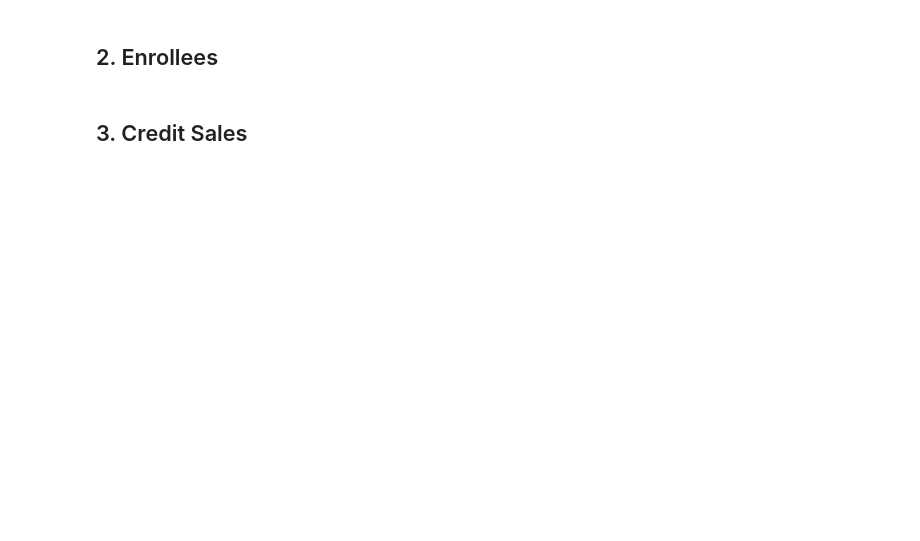
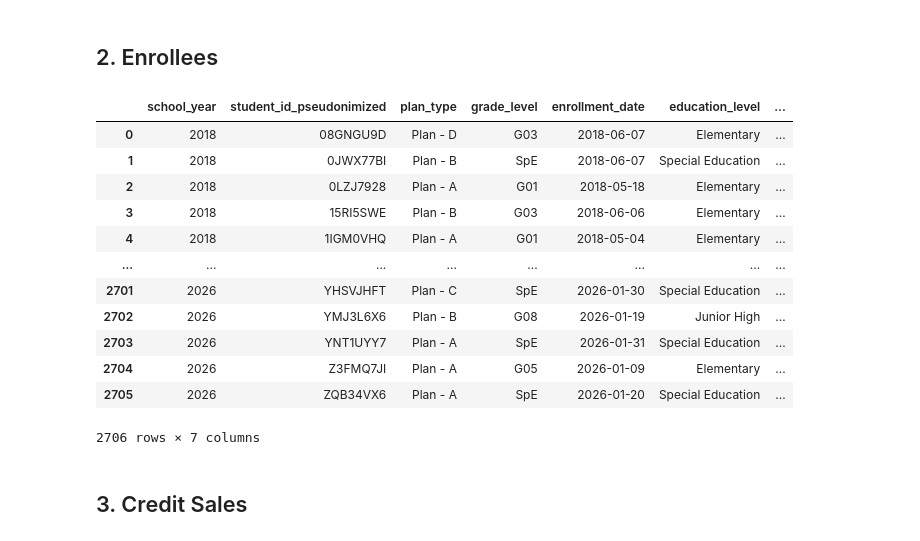
Before and after one commit to anneryeo/invoice-payment-prediction-thesis, a Jupyter notebook: Machine Learning.ipynb, the cells around one changed output. Saved outputs shown, nothing was run; the diff lists cells and outputs as text; code cells hidden in the pictures; blank space fills up the shorter version.

```diff
--- a/Machine Learning.ipynb
+++ b/Machine Learning.ipynb
@@ -62,6 +62,22 @@ df_revenues
 ## 2. Enrollees
 # %%
 df_enrollees = pd.read_excel(args.enrollees_dir)
+# %%
+df_enrollees
+# %% [output]
+|  | school_year | student_id_pseudonimized | plan_type | grade_level | enrollment_date | education_level | ... |
+| 0 | 2018 | 08GNGU9D | Plan - D | G03 | 2018-06-07 | Elementary | ... |
+| 1 | 2018 | 0JWX77BI | Plan - B | SpE | 2018-06-07 | Special Education | ... |
+| 2 | 2018 | 0LZJ7928 | Plan - A | G01 | 2018-05-18 | Elementary | ... |
+| 3 | 2018 | 15RI5SWE | Plan - B | G03 | 2018-06-06 | Elementary | ... |
+| 4 | 2018 | 1IGM0VHQ | Plan - A | G01 | 2018-05-04 | Elementary | ... |
+| ... | ... | ... | ... | ... | ... | ... | ... |
+| 2701 | 2026 | YHSVJHFT | Plan - C | SpE | 2026-01-30 | Special Education | ... |
+| 2702 | 2026 | YMJ3L6X6 | Plan - B | G08 | 2026-01-19 | Junior High | ... |
+| 2703 | 2026 | YNT1UYY7 | Plan - A | SpE | 2026-01-31 | Special Education | ... |
+| 2704 | 2026 | Z3FMQ7JI | Plan - A | G05 | 2026-01-09 | Elementary | ... |
+| 2705 | 2026 | ZQB34VX6 | Plan - A | SpE | 2026-01-20 | Special Education | ... |
+2706 rows × 7 columns
 # %% [markdown]
 ## 3. Credit Sales
 # %%
```
Also changed, not shown: parts of 24 cells of this notebook.
